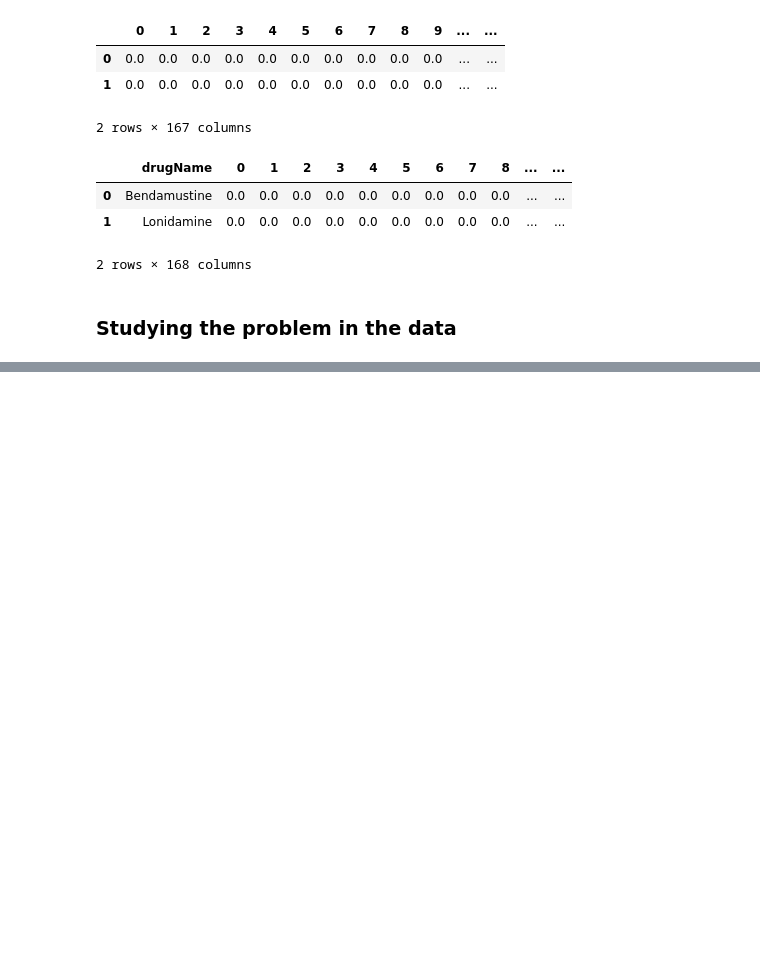
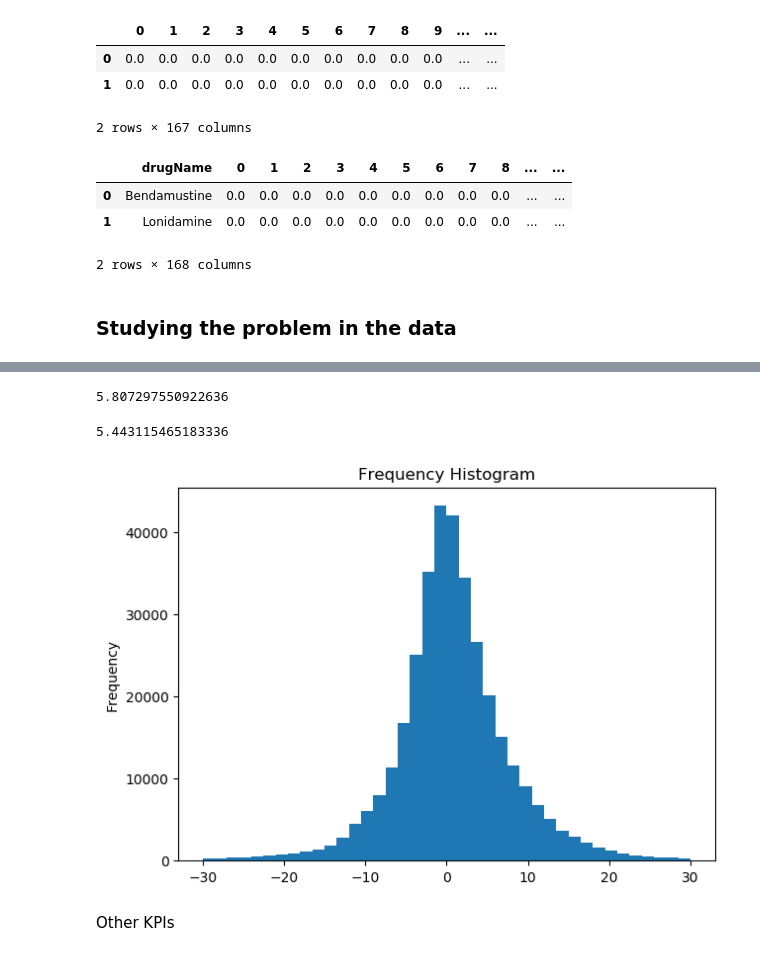
Before and after one commit to stefanhuber1510/marbleProject, a Jupyter notebook: featureSelection/dataStudy.ipynb, the cells around one changed output, grey strips where cells are left out. Cells and saved outputs as stored; diff of their text form; code cells hidden in the pictures; blank space fills up the shorter version.

```diff
--- a/featureSelection/dataStudy.ipynb
+++ b/featureSelection/dataStudy.ipynb
@@ -94,0 +235,5 @@ PRETTYFY - make notes for experiements, explain what does what and why
+# %%
+dataSet = dataSmiles[["Drug1","HSA"]]
+dataSet = dataSet.reset_index().drop(columns="index")
+print(len(dataSet)," records")
+dataSet.head(2)
@@ -94,0 +245,14 @@ PRETTYFY - make notes for experiements, explain what does what and why
+# %%
+with open('./pickles/drugMACCS.pkl', 'rb') as inp:
+    drugMACCS = pickle.load(inp)
+drugMACCS["drugName"] = drugMACCS["drugName"].str.lower()
+drugMACCS.set_index("drugName",inplace=True)
+
+#drop low variance features
+dropSet = []
+for i in range(167):
+    if (np.mean(drugMACCS[i]) < 0.2) | (np.mean(drugMACCS[i]) > 0.8):
+        dropSet.append(i)
+len(dropSet)
+drugMACCS.drop(columns=dropSet,inplace=True)
+drugMACCS.head(2)
@@ -94,0 +265,4 @@ PRETTYFY - make notes for experiements, explain what does what and why
+# %%
+dataMACCS = dataSet.join(drugMACCS,on="Drug1",how="left")
+dataMACCS.dropna(inplace=True)
+dataMACCS.head(2)
@@ -94,0 +274,33 @@ PRETTYFY - make notes for experiements, explain what does what and why
+# %%
+#thats how you do mean
+np.mean(abs(np.mean(y_test)-y_test))
+# %% [output]
+5.807297550922636
+# %%
+from sklearn.tree import DecisionTreeRegressor
+from sklearn.model_selection import train_test_split
+from sklearn.model_selection import StratifiedShuffleSplit
+
+X = dataMACCS.iloc[:,2:]
+Y = dataMACCS.iloc[:,1]
+
+X_train,x_test,Y_train,y_test = train_test_split(X,Y,test_size=0.3)#stratify=Y
+
+regressor = DecisionTreeRegressor()
+regressor.fit(X_train,Y_train)
+
+np.mean(abs(regressor.predict(x_test)-y_test))
+# %% [output]
+5.443115465183336
+# %%
+import matplotlib.pyplot as plt
+%matplotlib inline
+plt.rcParams.update({'figure.figsize':(7,5), 'figure.dpi':100})
+
+# Plot Histogram on x
+plt.hist(Y[(Y<30) & (Y>-30)],bins=40)
+plt.gca().set(title='Frequency Histogram', ylabel='Frequency');
+# %% [output]
+[figure, added]
+# %% [markdown]
+Other KPIs
```
Also changed, not shown: parts of 28 cells of this notebook, 2 other files.
